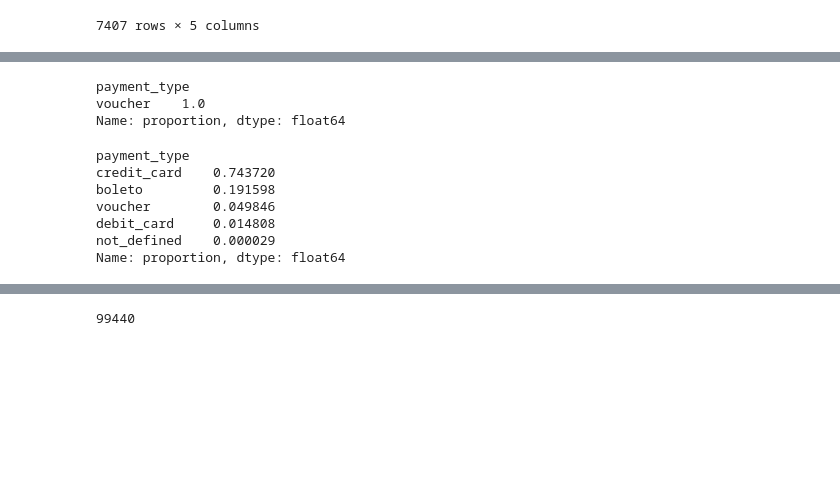
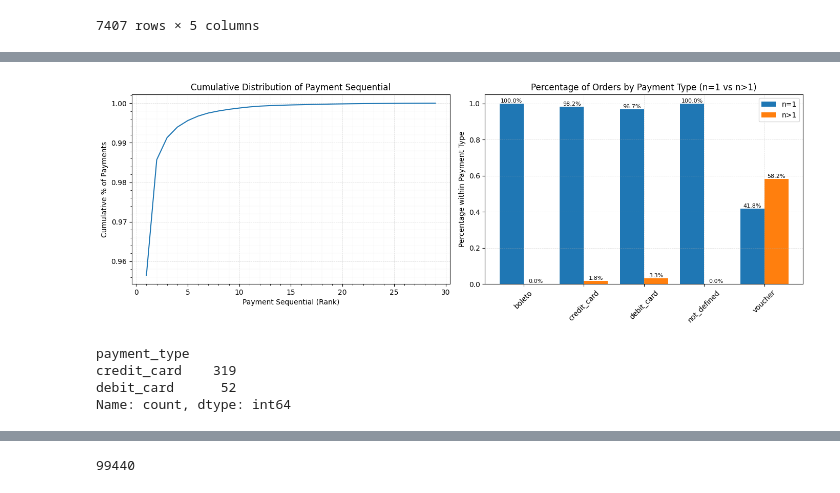
Before and after one commit to mazzacolussi/TCC-CEDS-CAUSAL-AI, a Jupyter notebook: notebooks/data_analysis/EDA.ipynb, the cells around one changed output, grey strips where cells are left out. Drawn from its saved outputs; the diff is of its cells as text; code cells hidden in the pictures; blank space fills up the shorter version.

```diff
--- a/notebooks/data_analysis/EDA.ipynb
+++ b/notebooks/data_analysis/EDA.ipynb
@@ -408,0 +457,4 @@ plt.show()
+# %%
+freq_pmts_seq = df_payments['payment_sequential'].value_counts().sort_index()
+cum_pct = freq_pmts_seq.cumsum() / freq_pmts_seq.sum()
+rank = np.arange(1, len(freq_pmts_seq) + 1)
@@ -409,16 +495,50 @@ plt.show()
+# %%
+fig, axes = plt.subplots(1, 2, figsize=(14, 5))
+
+sns.lineplot(x=rank, y=cum_pct, ax=axes[0])
+
+axes[0].grid(True, which="major", linestyle="--", linewidth=0.5, alpha=0.5)
+axes[0].minorticks_on()
+axes[0].grid(True, which="minor", linestyle=":", linewidth=0.3, alpha=0.4)
+
+axes[0].set_xlabel("Payment Sequential (Rank)")
+axes[0].set_ylabel("Cumulative % of Payments")
+axes[0].set_title("Cumulative Distribution of Payment Sequential")
+
+x = np.arange(len(counts_pct.index))
+width = 0.4
+bars1 = axes[1].bar(x - width/2, counts_pct.get("n = 1", 0), width, label="n = 1")
+bars2 = axes[1].bar(x + width/2, counts_pct.get("n > 1", 0), width, label="n > 1")
+
+for bars in [bars1, bars2]:
+    for bar in bars:
+        height = bar.get_height()
+        axes[1].text(
+            bar.get_x() + bar.get_width()/2,
+            height,
+            f"{height:.1%}",
+            ha="center",
+            va="bottom",
+            fontsize=8
+        )
+
+axes[1].set_xticks(x)
+axes[1].set_xticklabels(counts_pct.index, rotation=45)
+axes[1].set_ylabel("Percentage within Payment Type")
+axes[1].set_title("Percentage of Orders by Payment Type (n=1 vs n>1)")
+axes[1].grid(True, linestyle="--", linewidth=0.5, alpha=0.5)
+axes[1].legend()
+
+plt.tight_layout()
+plt.show()
+# %% [output]
+[figure, added]
 # %%
-df_payments[df_payments['payment_sequential'] >= 5]['payment_type'].value_counts(normalize=True)
+df_payments[
+    (df_payments['payment_sequential'] > 1) & (df_payments['payment_type'].isin(['credit_card', 'debit_card']))
+]['payment_type'].value_counts()
 # %% [output]
 payment_type
-voucher    1.0
-Name: proportion, dtype: float64
+credit_card    319
+debit_card      52
+Name: count, dtype: int64
-# %%
-df_payments[df_payments['payment_sequential'] < 5]['payment_type'].value_counts(normalize=True)
-# %% [output]
-payment_type
-credit_card    0.743720
-boleto         0.191598
-voucher        0.049846
-debit_card     0.014808
-not_defined    0.000029
-Name: proportion, dtype: float64
```
Also changed, not shown: parts of 27 cells of this notebook.
